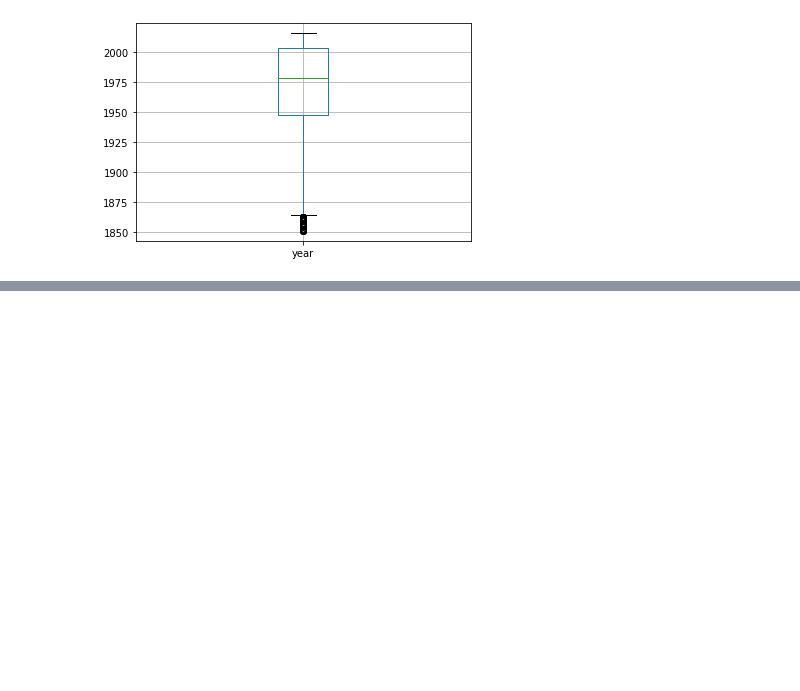
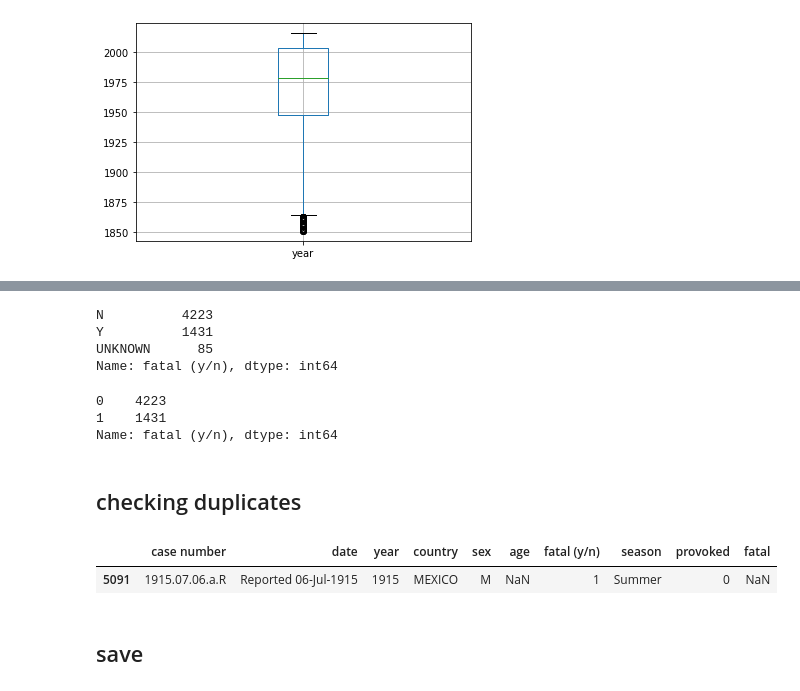
Before and after one commit to ta-datapt-bcn/project-pandas, a Jupyter notebook: Untitled.ipynb, the cells around one changed output, grey strips where cells are left out. Cells and saved outputs as stored; diff of their text form; code cells hidden in the pictures; blank space fills up the shorter version.

```diff
--- a/Untitled.ipynb
+++ b/Untitled.ipynb
@@ -304,0 +443,3 @@ boxplot
+# %%
+# a bunch of weird values, lets clean it
+data['age'] = pd.to_numeric(data['age'], errors='coerce')
@@ -304,0 +464,33 @@ boxplot
+# %%
+# transform spaces into normal value and F into Y (f stands for fatal) & 'VALUE!' also to Y (as it is fatal)
+data.loc[data['fatal (y/n)'] == ' N', 'fatal (y/n)'] = 'N'
+data.loc[data['fatal (y/n)'] == 'N ', 'fatal (y/n)'] = 'N'
+data.loc[data['fatal (y/n)'] == 'F', 'fatal (y/n)'] = 'Y'
+
+data.loc[data['fatal (y/n)'] == '#VALUE!', 'fatal (y/n)'] = 'Y'
+# %%
+data['fatal (y/n)'].value_counts()
+# %% [output]
+N          4223
+Y          1431
+UNKNOWN      85
+Name: fatal (y/n), dtype: int64
+# %%
+# let's transform 1 for Y, 0 for N and NaN for unknown
+data.loc[data['fatal (y/n)'] == 'Y', 'fatal (y/n)'] = 1
+data.loc[data['fatal (y/n)'] == 'N', 'fatal (y/n)'] = 0
+data.loc[data['fatal (y/n)'] == 'UNKNOWN', 'fatal (y/n)'] = np.nan
+# %%
+data['fatal (y/n)'].value_counts()
+# %% [output]
+0    4223
+1    1431
+Name: fatal (y/n), dtype: int64
+# %% [markdown]
+## checking duplicates
+# %%
+duplicates = data[data.duplicated()]
+duplicates
+# %% [output]
+|  | case number | date | year | country | sex | age | fatal (y/n) | season | provoked | fatal |
+| 5091 | 1915.07.06.a.R | Reported 06-Jul-1915 | 1915 | MEXICO | M | NaN | 1 | Summer | 0 | NaN |
@@ -304,0 +499,2 @@ boxplot
+# %% [markdown]
+## save
```
Also changed, not shown: parts of 33 cells of this notebook, 1 other file.
